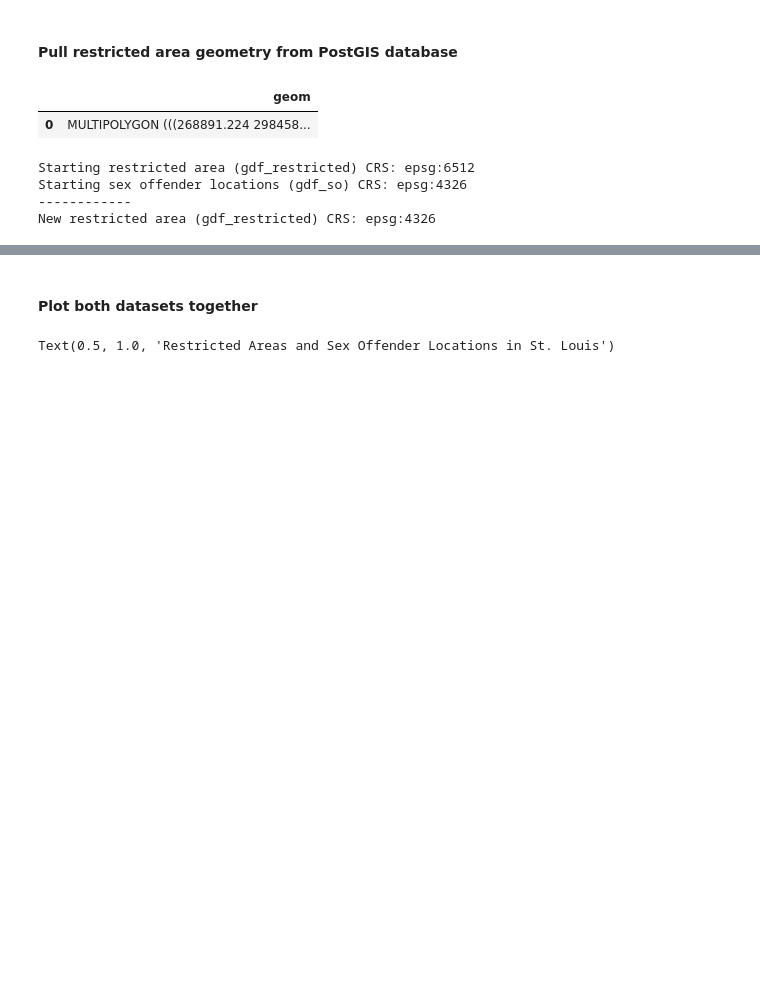
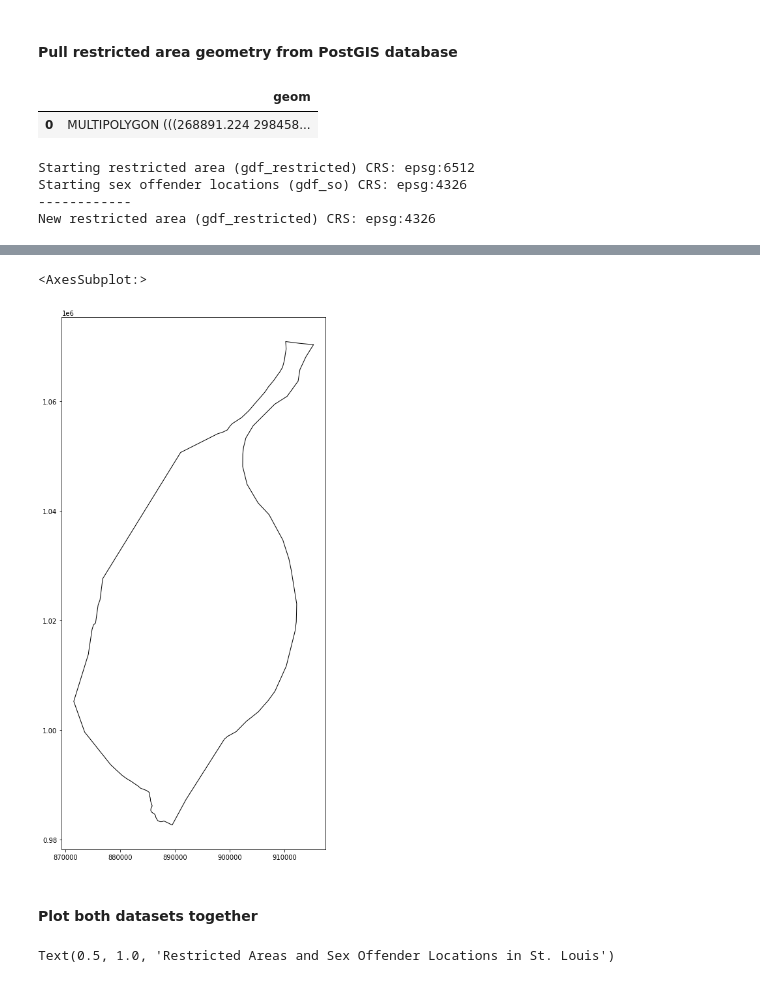
Before and after one commit to PMattox/dsa_masters, a Jupyter notebook: DSA_Capstone/Analysis - SO Potential Noncompliance.ipynb, the cells around one changed output, grey strips where cells are left out. Cells and saved outputs as stored; diff of their text form; code cells hidden in the pictures; blank space fills up the shorter version.

```diff
--- a/DSA_Capstone/Analysis - SO Potential Noncompliance.ipynb
+++ b/DSA_Capstone/Analysis - SO Potential Noncompliance.ipynb
@@ -124,3 +168,9 @@ New restricted area (gdf_restricted) CRS: epsg:4326
+# %%
+# visualize the data
+stlshape.plot(figsize=(15,15), color='none', edgecolor='black')
+# %% [output]
+<AxesSubplot:>
+[figure, added]
 # %% [markdown]
 #### Plot both datasets together
 # %%
```
Also changed, not shown: parts of 5 cells of this notebook, 9 other files.
